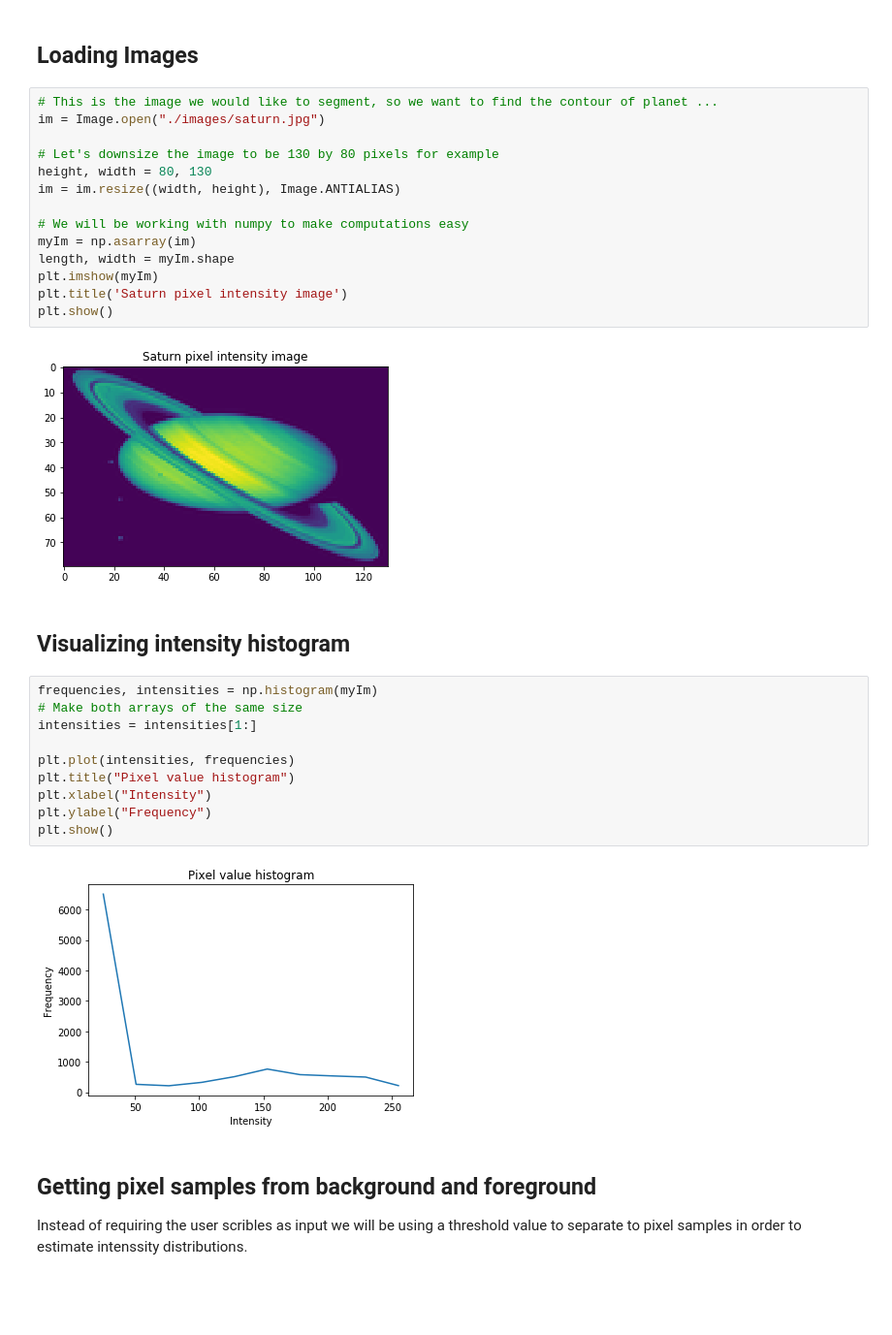
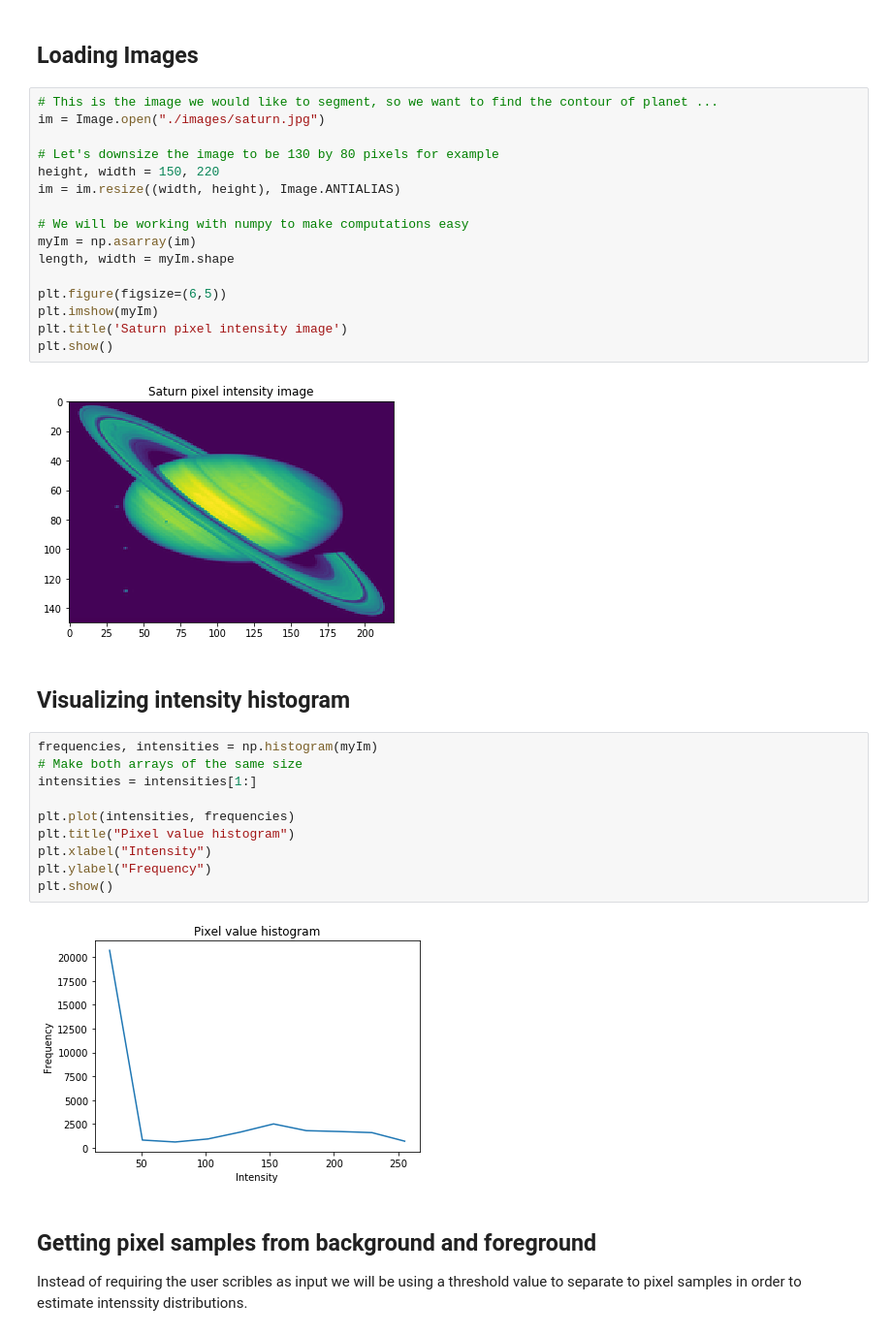
Before and after one commit to A-EL-YAAGOUBI/ML, a Jupyter notebook: Computer Vision/ImageSegmentation_Using_GraphCut.ipynb, the cells around one changed output. Shown at 97% size. Saved outputs shown, nothing was run; the diff lists cells and outputs as text; blank space fills up the shorter version.

```diff
--- a/Computer Vision/ImageSegmentation_Using_GraphCut.ipynb
+++ b/Computer Vision/ImageSegmentation_Using_GraphCut.ipynb
@@ -13,19 +13,21 @@ np.random.seed(7)
 # %%
 # This is the image we would like to segment, so we want to find the contour of planet ...
 im = Image.open("./images/saturn.jpg")
 
 # Let's downsize the image to be 130 by 80 pixels for example
-height, width = 80, 130
+height, width = 150, 220
 im = im.resize((width, height), Image.ANTIALIAS)
 
 # We will be working with numpy to make computations easy
 myIm = np.asarray(im)
 length, width = myIm.shape
+
+plt.figure(figsize=(6,5))
 plt.imshow(myIm)
 plt.title('Saturn pixel intensity image')
 plt.show()
 # %% [output]
-[figure, old version]
+[figure, new version]
 # %% [markdown]
 ## Visualizing intensity histogram
 # %%
@@ -39,7 +41,7 @@ plt.xlabel("Intensity")
 plt.ylabel("Frequency")
 plt.show()
 # %% [output]
-[figure, old version]
+[figure, new version]
 # %% [markdown]
 ## Getting pixel samples from background and foreground
 Instead of requiring the user scribles as input we will be using a threshold value to separate to pixel samples in order to estimate intenssity distributions.
```
Also changed, not shown: parts of 8 cells of this notebook.
